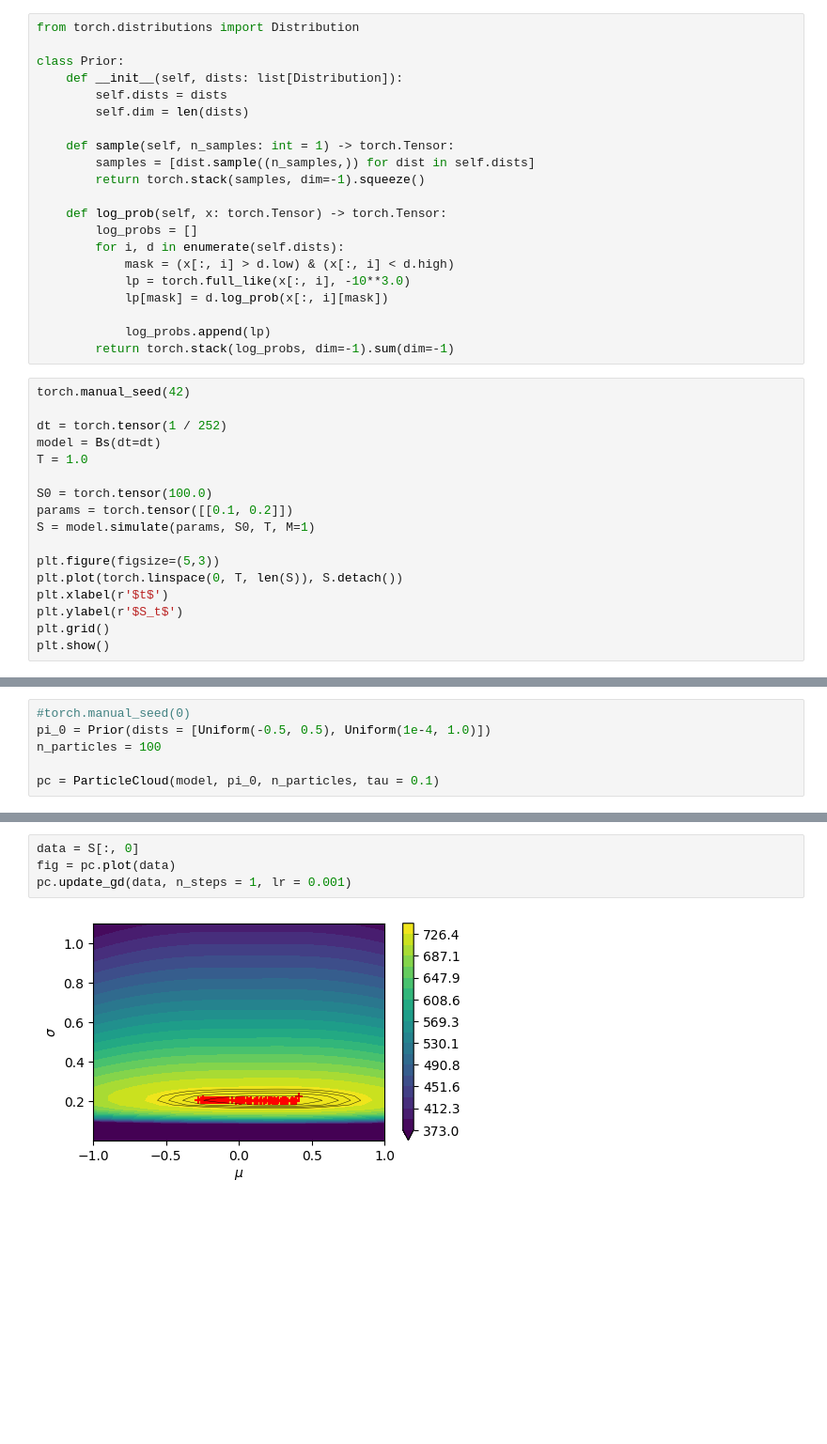
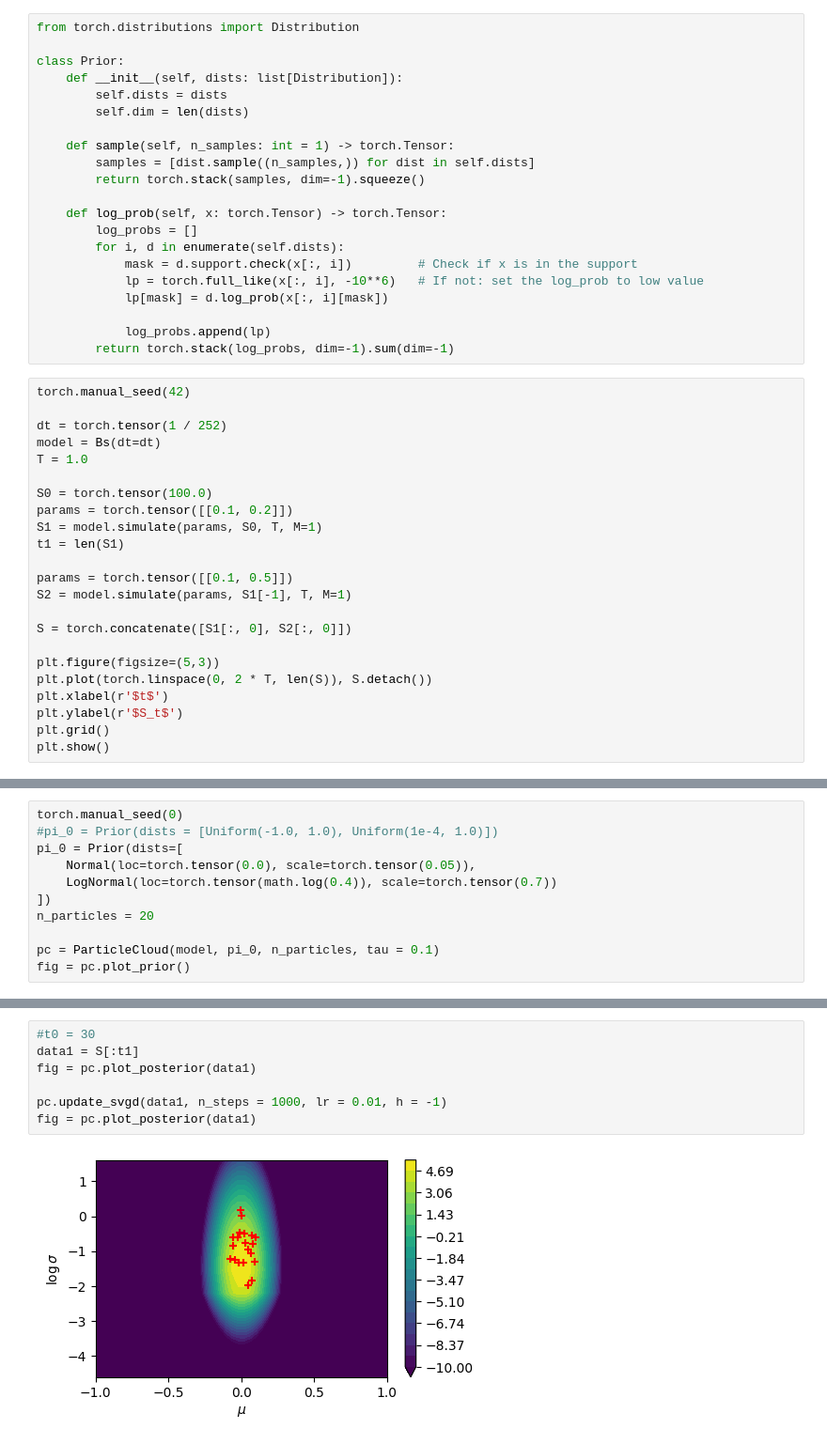
Before and after one commit to NinoCourtecuisse/MastersThesis, a Jupyter notebook: models/test.ipynb, the cells around one changed output, grey strips where cells are left out. Shown at 94% size. Drawn from its saved outputs; the diff is of its cells as text; blank space fills up the shorter version.

Commit message:
svgd implementation

```diff
--- a/models/test.ipynb
+++ b/models/test.ipynb
@@ -22,8 +21,8 @@ class Prior:
     def log_prob(self, x: torch.Tensor) -> torch.Tensor:
         log_probs = []
         for i, d in enumerate(self.dists):
-            mask = (x[:, i] > d.low) & (x[:, i] < d.high)
-            lp = torch.full_like(x[:, i], -10**3.0)
+            mask = d.support.check(x[:, i])         # Check if x is in the support
+            lp = torch.full_like(x[:, i], -10**6)   # If not: set the log_prob to low value
             lp[mask] = d.log_prob(x[:, i][mask])
 
             log_probs.append(lp)
@@ -37,10 +36,16 @@ T = 1.0
 
 S0 = torch.tensor(100.0)
 params = torch.tensor([[0.1, 0.2]])
-S = model.simulate(params, S0, T, M=1)
+S1 = model.simulate(params, S0, T, M=1)
+t1 = len(S1)
+
+params = torch.tensor([[0.1, 0.5]])
+S2 = model.simulate(params, S1[-1], T, M=1)
+
+S = torch.concatenate([S1[:, 0], S2[:, 0]])
 
 plt.figure(figsize=(5,3))
-plt.plot(torch.linspace(0, T, len(S)), S.detach())
+plt.plot(torch.linspace(0, 2 * T, len(S)), S.detach())
 plt.xlabel(r'$t$')
 plt.ylabel(r'$S_t$')
 plt.grid()
@@ -50,6 +55,11 @@ plt.show()
 # %%
-#torch.manual_seed(0)
-pi_0 = Prior(dists = [Uniform(-0.5, 0.5), Uniform(1e-4, 1.0)])
-n_particles = 100
+torch.manual_seed(0)
+#pi_0 = Prior(dists = [Uniform(-1.0, 1.0), Uniform(1e-4, 1.0)])
+pi_0 = Prior(dists=[
+    Normal(loc=torch.tensor(0.0), scale=torch.tensor(0.05)),
+    LogNormal(loc=torch.tensor(math.log(0.4)), scale=torch.tensor(0.7))
+])
+n_particles = 20
 
 pc = ParticleCloud(model, pi_0, n_particles, tau = 0.1)
+fig = pc.plot_prior()
@@ -56,6 +68,9 @@ pc = ParticleCloud(model, pi_0, n_particles, tau = 0.1)
 # %%
-data = S[:, 0]
-fig = pc.plot(data)
-pc.update_gd(data, n_steps = 1, lr = 0.001)
+#t0 = 30
+data1 = S[:t1]
+fig = pc.plot_posterior(data1)
+
+pc.update_svgd(data1, n_steps = 1000, lr = 0.01, h = -1)
+fig = pc.plot_posterior(data1)
 # %% [output]
-[figure, old version]
+[figure, new version]
```
Also changed, not shown: parts of 4 cells of this notebook, 2 other files.
